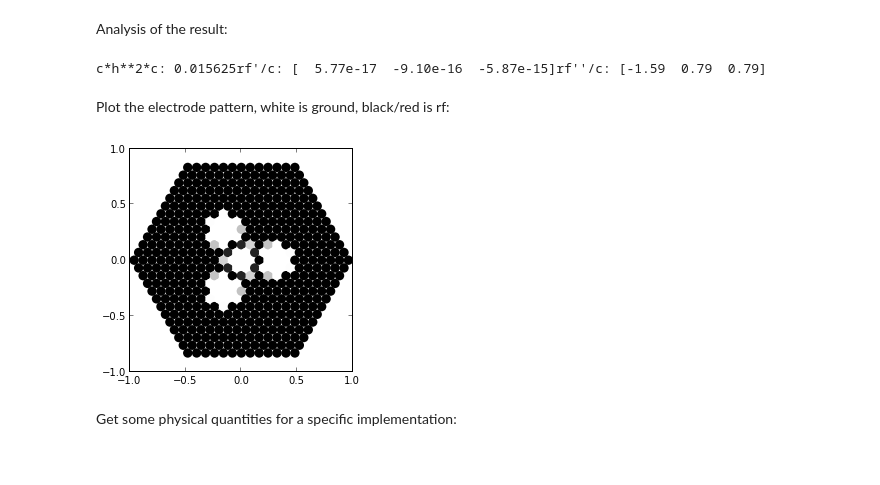
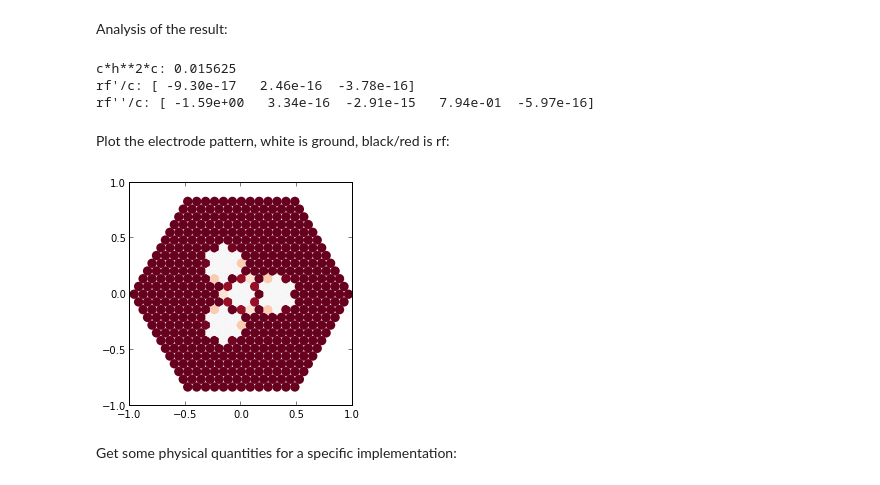
Before and after one commit to nist-ionstorage/electrode, a Jupyter notebook: notebooks/threefold.ipynb, the cells around one changed output. Cells and saved outputs as stored; diff of their text form; code cells hidden in the pictures.

```diff
--- a/notebooks/threefold.ipynb
+++ b/notebooks/threefold.ipynb
@@ -5,5 +33,22 @@ from numpy import *from matplotlib import pyplot as pltfrom scipy import constan
 # %% [markdown]
 Define two functions to build and optimize the pattern electrode:
 # %%
-def hextess(n, points=False):    """returns a hexagonal pixel electrode with unit radius    and n pixels per unit length in a hexagonal pattern    if points is True, each pixel is approximated as a point    else each pixel is a hexagon"""    x = vstack(array([[i+j*.5, j*3**.5*.5, 0]        for j in range(-n-min(0, i), n-max(0, i)+1)])        for i in range(-n, n+1))/(n+.5)    if points:        a = ones((len(x),))*3**.5/(n+.5)**2/2        return PointPixelElectrode(points=x, areas=a)    else:        a = 1/(3**.5*(n+.5)) # edge length        p = x[:, None, :] + [[[a*cos(phi), a*sin(phi), 0] for phi in            arange(pi/6, 2*pi, pi/3)]]        return PolygonPixelElectrode(paths=list(p))
+def hextess(n, points=False):
+    """returns a hexagonal pixel electrode with unit radius
+    and n pixels per unit length in a hexagonal pattern
+
+    if points is True, each pixel is approximated as a point
+    else each pixel is a hexagon"""
+    x = vstack(array([[i+j*.5, j*3**.5*.5]
+        for j in range(-n-min(0, i), n-max(0, i)+1)])
+        for i in range(-n, n+1))/(n+.5)
+    if points:
+        a = ones((len(x),))*3**.5/(n+.5)**2/2
+        return [PointPixelElectrode(points=[xi], areas=[ai]) for
+                xi, ai in zip(x, a)]
+    else:
+        a = 1/(3**.5*(n+.5)) # edge length
+        p = x[:, None, :] + [[[a*cos(phi), a*sin(phi)] for phi in
+            arange(pi/6, 2*pi, pi/3)]]
+        return [PolygonPixelElectrode(paths=[i]) for i in p]
 # %%
@@ -11,5 +87,16 @@ def threefold(n, h, d, H, nmax=1, points=True):    """returns a System instance
 # %% [markdown]
 Create and optmimize the system:
 # %%
-points=Falsen=50h=1/8.d=1/4.H=25/8.if True:    # take a simpler, approximate problem    n=12    points=Trues, c = threefold(n, h, d, H, nmax=1, points=points)
+points=False
+n=50
+h=1/8.
+d=1/4.
+H=25/8.
+
+if True:
+    # take a simpler, approximate problem
+    n=12
+    points=True
+
+s, c = threefold(n, h, d, H, nmax=1, points=points)
 # %% [output]
@@ -17,15 +120,27 @@ variables: 469inequalities 938equalities 23     pcost       dcost       gap    p
 # %% [markdown]
 Analysis of the result:
 # %%
-x0 = array([d/3**.5, 0, h])# optimal strength of the constraintsprint "c*h**2*c:", h**2# rf field should vanishprint "rf'/c:", s.electrode("rf").potential(x0, 1)[0][:, 0]/c# rf curvature should be (2, 1, 1)/2**(1/3)print "rf''/c:", s.electrode("rf").potential(x0, 2)[0][(0, 1, 2), (0, 1, 2), 0]/c
+x0 = array([d/3**.5, 0, h])
+# optimal strength of the constraints
+print "c*h**2*c:", h**2
+# rf field should vanish
+print "rf'/c:", s.electrical_potential(x0, "rf", 1)[0]/c
+# rf curvature should be (2, 1, 1)/2**(1/3)
+print "rf''/c:", s.electrical_potential(x0, "rf", 2)[0]/c
 # %% [output]
-c*h**2*c: 0.015625rf'/c: [  5.77e-17  -9.10e-16  -5.87e-15]rf''/c: [-1.59  0.79  0.79]
+c*h**2*c: 0.015625
+rf'/c: [ -9.30e-17   2.46e-16  -3.78e-16]
+rf''/c: [ -1.59e+00   3.34e-16  -2.91e-15   7.94e-01  -5.97e-16]
 # %% [markdown]
 Plot the electrode pattern, white is ground, black/red is rf:
 # %%
-fig = plt.figure()ax = fig.add_subplot(1, 1, 1, aspect="equal")ax.set_xlim((-1,1))ax.set_ylim((-1,1))s.plot_voltages(ax, u=array([1.]))
+fig = plt.figure()
+ax = fig.add_subplot(1, 1, 1, aspect="equal")
+ax.set_xlim((-1,1))
+ax.set_ylim((-1,1))
+s.plot_voltages(ax, u=s.rfs)
 # %% [output]
-[figure, old version]
+[figure, new version]
 # %% [markdown]
 Get some physical quantities for a specific implementation:
 # %%
```
Also changed, not shown: parts of 6 cells of this notebook, 3 other files.
